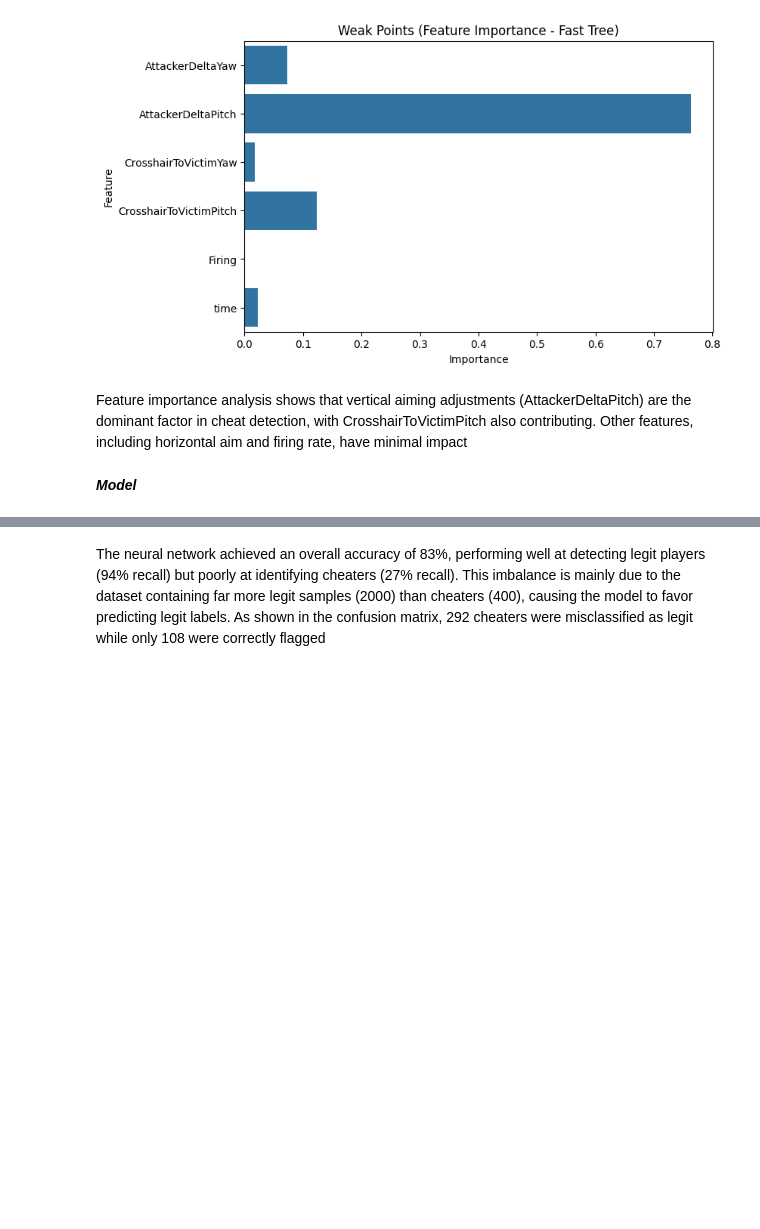
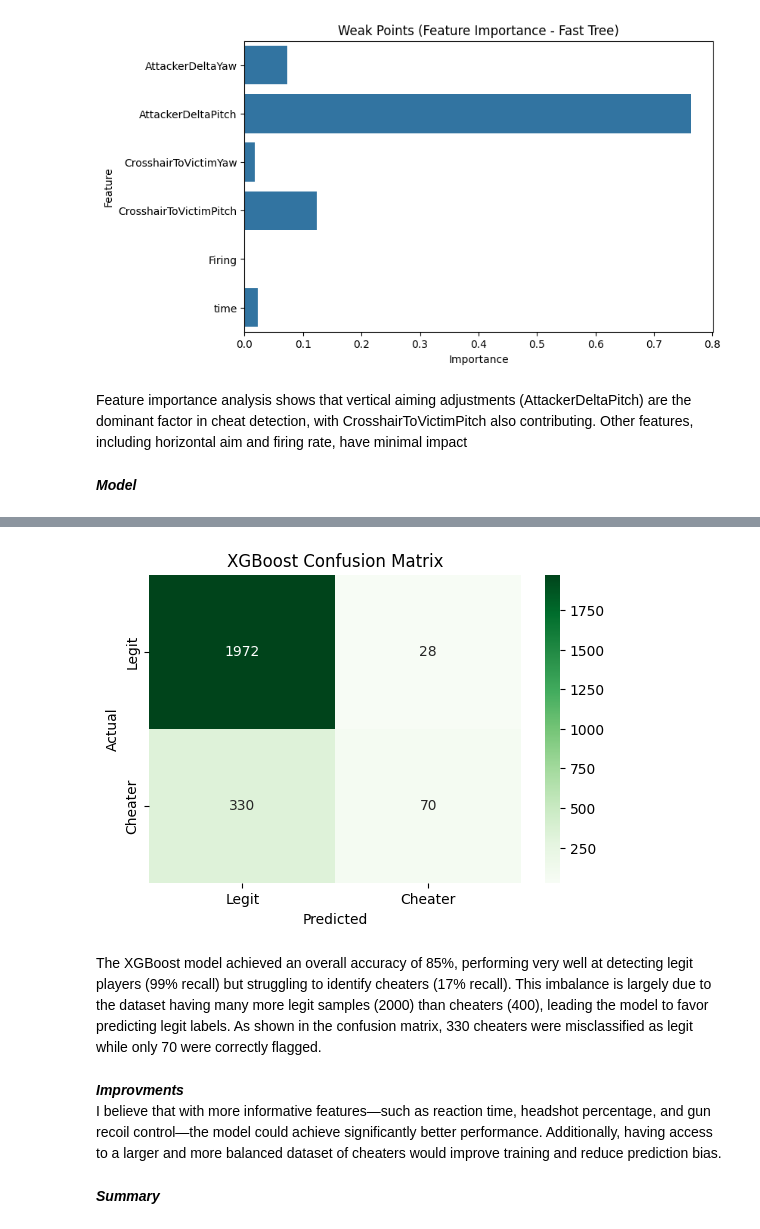
Before and after one commit to KSaB22/datascience, a Jupyter notebook: Work.ipynb, the cells around one changed output, grey strips where cells are left out. Drawn from its saved outputs; the diff is of its cells as text; code cells hidden in the pictures; blank space fills up the shorter version.

```diff
--- a/Work.ipynb
+++ b/Work.ipynb
@@ -625,2 +575,19 @@ weighted avg       0.80      0.83      0.81      2400
+# %%
+cm_xgb = confusion_matrix(y_test, xgb_preds)
+plt.figure(figsize=(6, 4))
+sns.heatmap(cm_xgb, annot=True, fmt='d', cmap='Greens',
+            xticklabels=['Legit', 'Cheater'],
+            yticklabels=['Legit', 'Cheater'])
+plt.title('XGBoost Confusion Matrix')
+plt.xlabel('Predicted')
+plt.ylabel('Actual')
+plt.show()
+# %% [output]
+[figure, added]
 # %% [markdown]
-The neural network achieved an overall accuracy of 83%, performing well at detecting legit players (94% recall) but poorly at identifying cheaters (27% recall). This imbalance is mainly due to the dataset containing far more legit samples (2000) than cheaters (400), causing the model to favor predicting legit labels. As shown in the confusion matrix, 292 cheaters were misclassified as legit while only 108 were correctly flagged
+The XGBoost model achieved an overall accuracy of 85%, performing very well at detecting legit players (99% recall) but struggling to identify cheaters (17% recall). This imbalance is largely due to the dataset having many more legit samples (2000) than cheaters (400), leading the model to favor predicting legit labels. As shown in the confusion matrix, 330 cheaters were misclassified as legit while only 70 were correctly flagged.
+# %% [markdown]
+***Improvments*** <br>
+I believe that with more informative features—such as reaction time, headshot percentage, and gun recoil control—the model could achieve significantly better performance. Additionally, having access to a larger and more balanced dataset of cheaters would improve training and reduce prediction bias.
+# %% [markdown]
+***Summary***
```
Also changed, not shown: parts of 13 cells of this notebook, 1 other file.
